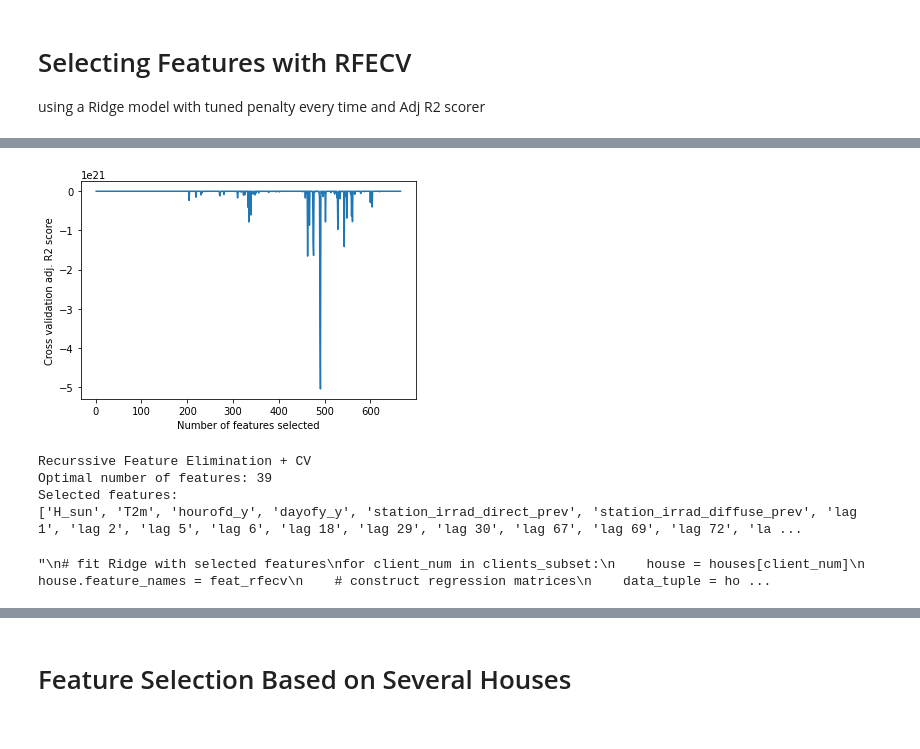
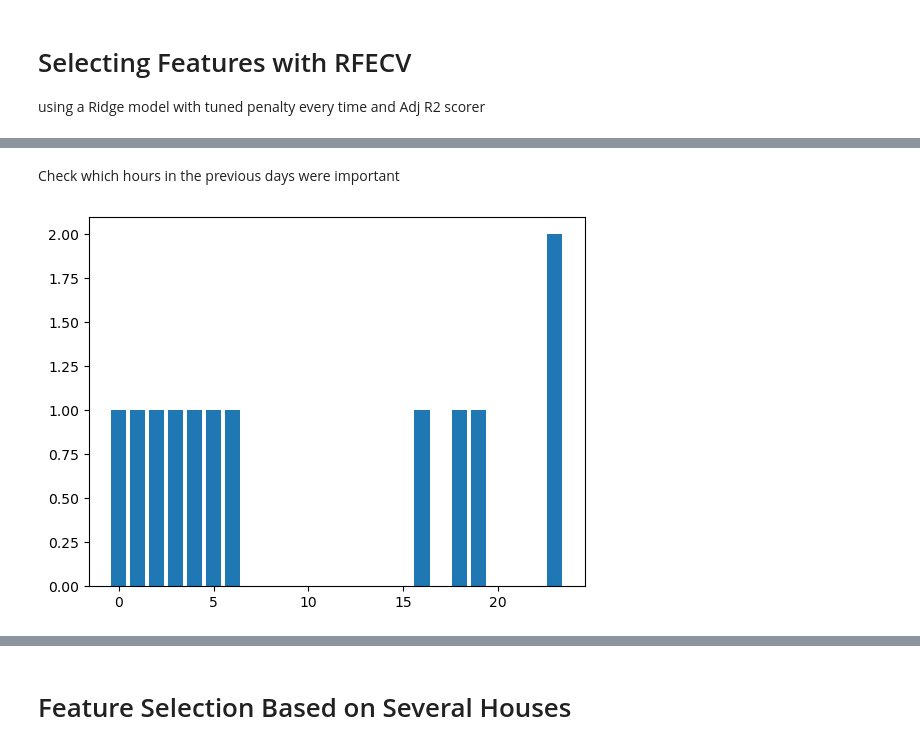
Before and after one commit to MahrokhGB/Synthetic_PV_Profiles, a Jupyter notebook: samples/PV/2_feature_eng.ipynb, the cells around one changed output, grey strips where cells are left out. Cells and saved outputs as stored; diff of their text form; code cells hidden in the pictures.

```diff
--- a/samples/PV/2_feature_eng.ipynb
+++ b/samples/PV/2_feature_eng.ipynb
@@ -197,67 +285,12 @@ H_sun T2m hourofd_y dayofy_y station_irrad_direct_prev station_irrad_diffuse_pre
-# %%
-#Force every non-lag feature to be in the RFECV
-keep_non_ar = False
-if keep_non_ar:
-    for i, feature_name in enumerate(house.feature_names):
-        if not feature_name.startswith('lag'):
-            selector.support_[i] = True
-
-# selected features
-feat_rfecv = [house.feature_names[i] for i, x in enumerate(selector.support_) if x]
-
-# Plot number of features VS. cross-validation scores
-plot_fig = True
-min_features_to_select = 1
-if plot_fig:
-    plt.figure()
-    plt.xlabel("Number of features selected")
-    plt.ylabel("Cross validation adj. R2 score")
-    plt.plot(range(min_features_to_select,
-                    len(selector.grid_scores_) + min_features_to_select),
-                selector.grid_scores_)
-    plt.show()
-
-# display results
-verbose = True
-if verbose:
-    print("\nRecurssive Feature Elimination + CV")
-    print("Optimal number of features: %d" % len(feat_rfecv))
-    print("Selected features:")
-    print(feat_rfecv)
-
-# divide
-lag_rfecv = np.array([int(x.replace('lag ','')) for x in feat_rfecv if x.startswith('lag ')])
-feat_col_rfecv = [x for x in feat_rfecv if not x.startswith('lag ') and not x=='constant']
-'''
-# fit Ridge with selected features
-for client_num in clients_subset:
-    house = houses[client_num]
-    house.feature_names = feat_rfecv
-    # construct regression matrices
-    data_tuple = house.construct_regression_matrices(
-                            m_train=scenario['m_train'],
-                            train_years=scenario['train_years'],
-                            exclude_last_year=scenario['exclude_last_year'])
-
-    # remove constant lags
-    house.data_power, data_tuple, house.feature_names = remove_constant_cols(
-                            data_power=house.data_power,
-                            data_tuple=data_tuple,
-                            feature_names=house.feature_names)
-
-    # fit Ridge regression with Grid search over penalty
-    best_model, best_res = best_lin_reg(
-        clients_data=[data_tuple],
-        client_num_fix=0, # because only data of 1 client
-        logger=None,
-        criterion='rmse',
-        normalize_data=True,
-        verbose=True)
-        '''
-# %% [output]
-[figure, removed]
-Recurssive Feature Elimination + CV
-Optimal number of features: 39
-Selected features:
-['H_sun', 'T2m', 'hourofd_y', 'dayofy_y', 'station_irrad_direct_prev', 'station_irrad_diffuse_prev', 'lag 1', 'lag 2', 'lag 5', 'lag 6', 'lag 18', 'lag 29', 'lag 30', 'lag 67', 'lag 69', 'lag 72', 'la ...
-"\n# fit Ridge with selected features\nfor client_num in clients_subset:\n    house = houses[client_num]\n    house.feature_names = feat_rfecv\n    # construct regression matrices\n    data_tuple = ho ...
+# %% [markdown]
+Check which hours in the previous days were important
+# %%
+for client_num in clients_subset:
+    if not selected_features[client_num] is None:
+        lag_nums = [int(x.split()[-1]) for x in selected_features[client_num] if x.startswith('lag')]
+        lag_nums_mod = [x%24 for x in lag_nums]
+        counts = [lag_nums_mod.count(x) for x in np.arange(24)]
+
+        plt.bar(np.arange(24), counts)
+# %% [output]
+[figure, added]
```
Also changed, not shown: parts of 24 cells of this notebook, 8 other files.
